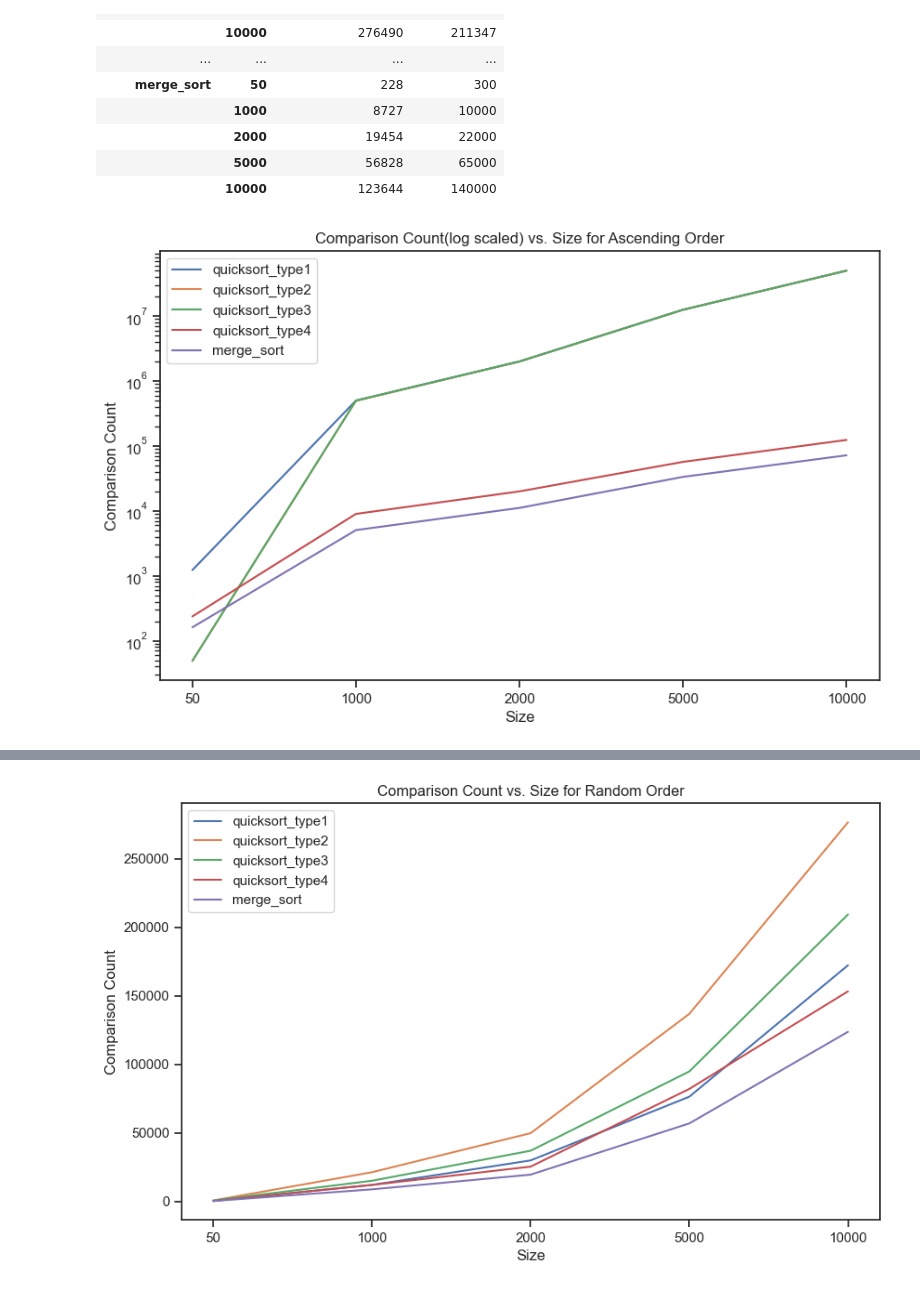
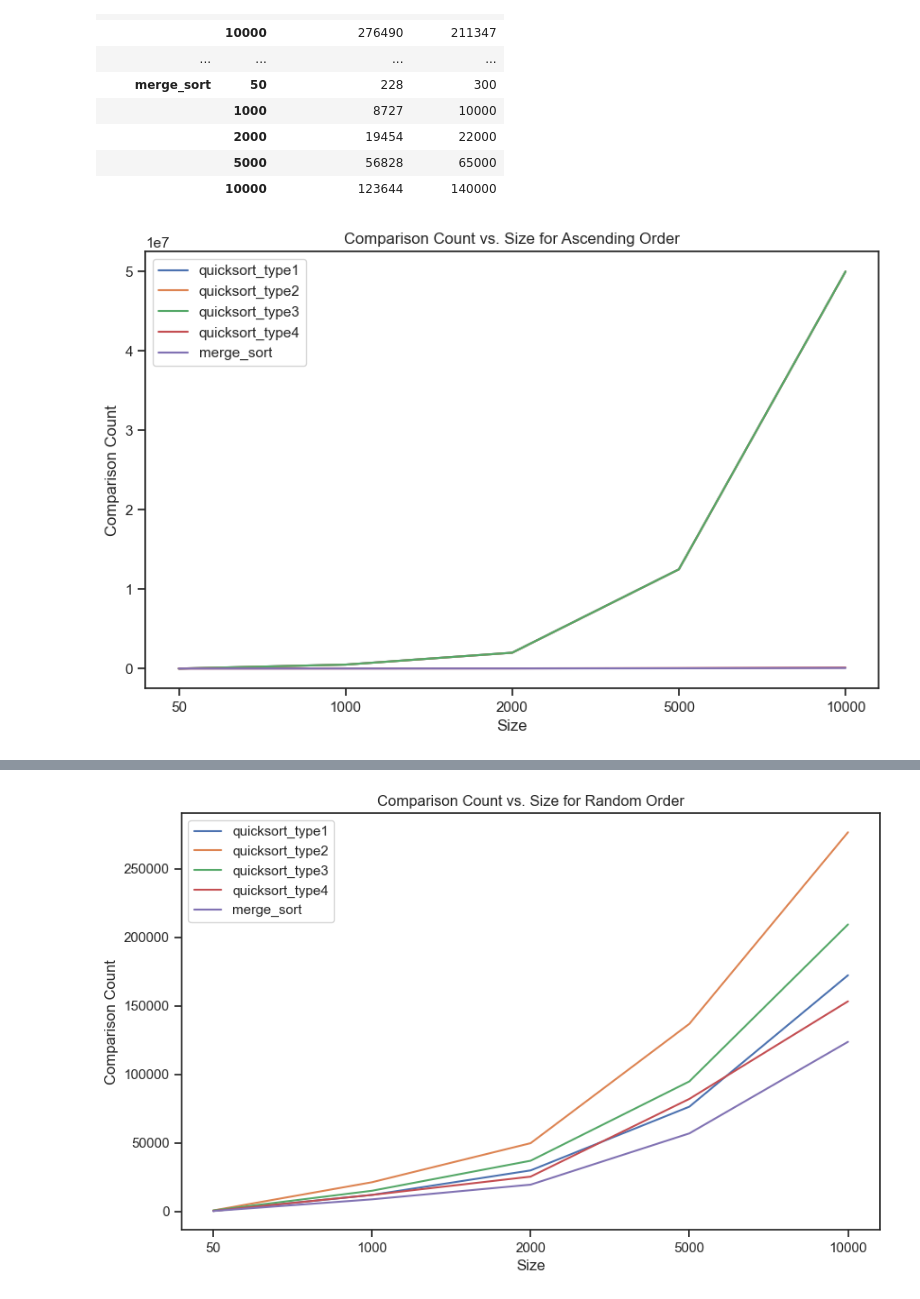
Before and after one commit to cvaisnor/quick-merge-testing, a Jupyter notebook: comparing_sorts.ipynb, the cells around one changed output, grey strips where cells are left out. Saved outputs shown, nothing was run; the diff lists cells and outputs as text; code cells hidden in the pictures.

```diff
--- a/comparing_sorts.ipynb
+++ b/comparing_sorts.ipynb
@@ -132,26 +132,23 @@ sns.set_theme(style='ticks')
 # %%
 # plot the dataframes
 fig, ax = plt.subplots(figsize=(10,6))
 
 # plot the dataframes
 sns.lineplot(x='size', y='comparison_count', hue='sorting_type', data=ascending_all, ax=ax)
 
 # add a legend
 ax.legend(loc='upper left')
 
 # add a title
-ax.set_title('Comparison Count(log scaled) vs. Size for Ascending Order')
+ax.set_title('Comparison Count vs. Size for Ascending Order')
 
 # add x and y labels
 ax.set_xlabel('Size')
 ax.set_ylabel('Comparison Count')
 
-# scale the y axis to a logarithmic scale
-ax.set_yscale('log')
-
 plt.show()
 # %% [output]
-[figure, old version]
+[figure, new version]
 # %%
 # plot the dataframes
 fig, ax = plt.subplots(figsize=(10,6))
```
Also changed, not shown: parts of 3 cells of this notebook.
